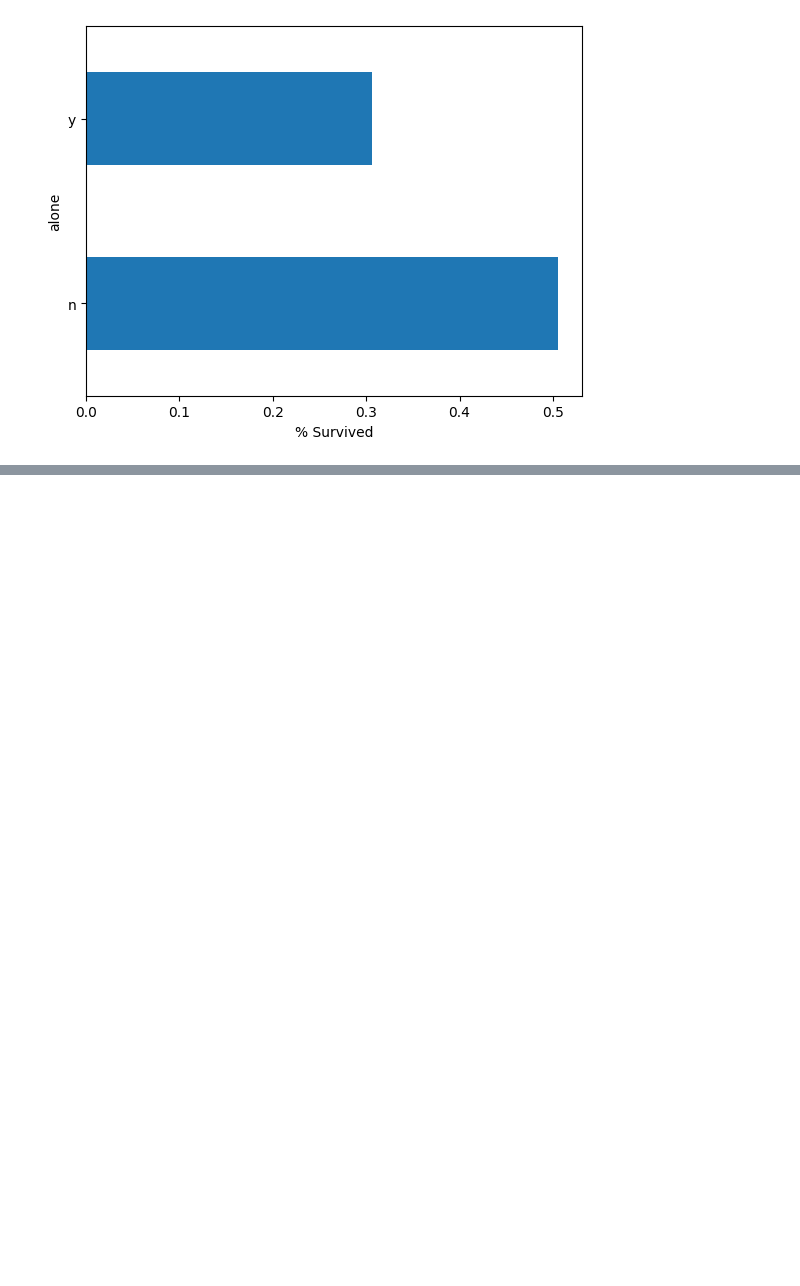
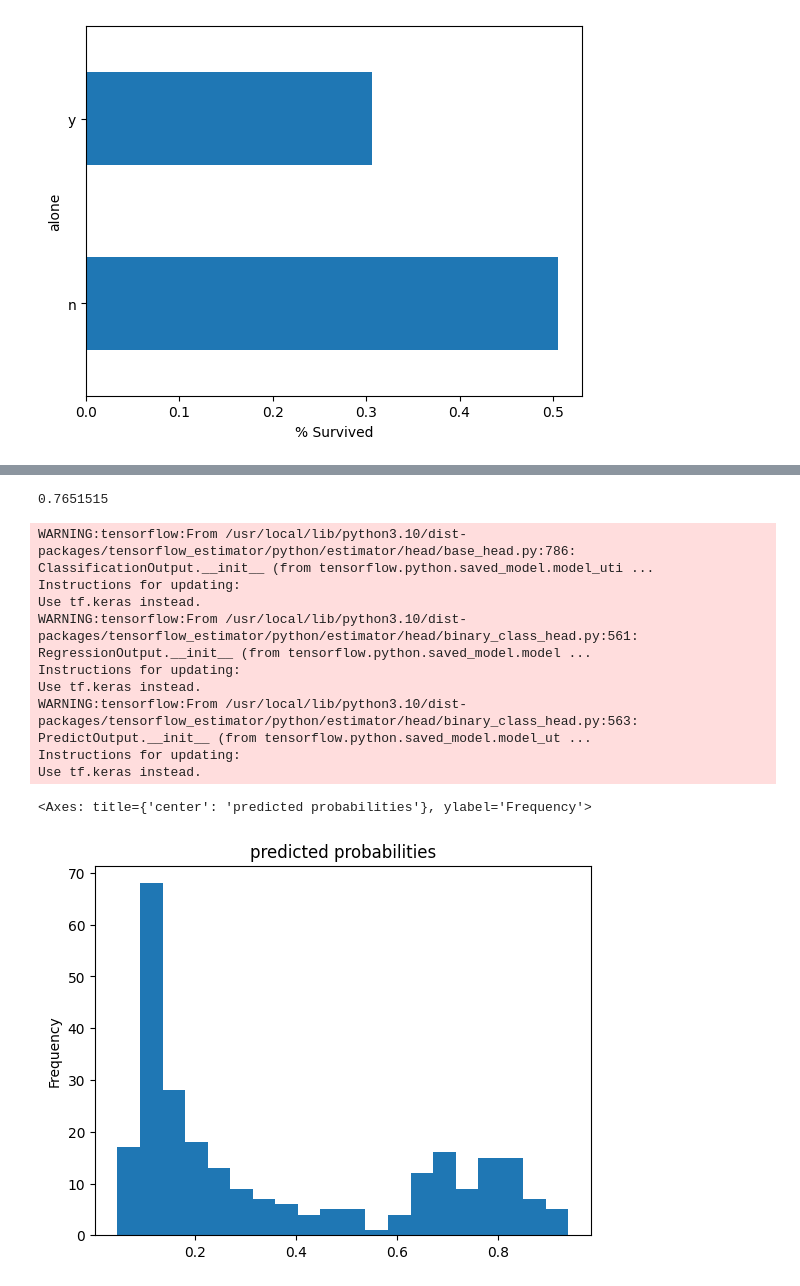
Before and after one commit to SohaibAShah/FCC_ML_Python, a Jupyter notebook: TitanicPreidiction.ipynb, the cells around one changed output, grey strips where cells are left out. Saved outputs shown, nothing was run; the diff lists cells and outputs as text; code cells hidden in the pictures; blank space fills up the shorter version.

```diff
--- a/TitanicPreidiction.ipynb
+++ b/TitanicPreidiction.ipynb
@@ -80,3 +80,17 @@ pd.concat([dftrain, y_train], axis=1).groupby('alone').survived.mean().plot(kind
 # %% [output]
 Text(0.5, 0, '% Survived')
 [figure]
+# %%
+CATEGORICAL_COLUMNS = ['sex', 'n_siblings_spouses', 'parch', 'class', 'deck',
+                       'embark_town', 'alone']
+NUMERIC_COLUMNS = ['age', 'fare']
+
+feature_columns = []
+for feature_name in CATEGORICAL_COLUMNS:
+  vocabulary = dftrain[feature_name].unique()  # gets a list of all unique values from given feature column
+  feature_columns.append(tf.feature_column.categorical_column_with_vocabulary_list(feature_name, vocabulary))
+
+for feature_name in NUMERIC_COLUMNS:
+  feature_columns.append(tf.feature_column.numeric_column(feature_name, dtype=tf.float32))
+
+print(feature_columns)
@@ -82,0 +105,15 @@ Text(0.5, 0, '% Survived')
+# %%
+def make_input_fn(data_df, label_df, num_epochs=10, shuffle=True, batch_size=32):
+  def input_function():  # inner function, this will be returned
+    ds = tf.data.Dataset.from_tensor_slices((dict(data_df), label_df))  # create tf.data.Dataset object with data and its label
+    if shuffle:
+      ds = ds.shuffle(1000)  # randomize order of data
+    ds = ds.batch(batch_size).repeat(num_epochs)  # split dataset into batches of 32 and repeat process for number of epochs
+    return ds  # return a batch of the dataset
+  return input_function  # return a function object for use
+
+train_input_fn = make_input_fn(dftrain, y_train)  # here we will call the input_function that was returned to us to get a dataset object we can feed to the model
+eval_input_fn = make_input_fn(dfeval, y_eval, num_epochs=1, shuffle=False)
+# %%
+linear_est = tf.estimator.LinearClassifier(feature_columns=feature_columns)
+# We create a linear estimtor by passing the feature columns we created earlier
@@ -82,0 +134,25 @@ Text(0.5, 0, '% Survived')
+# %%
+linear_est.train(train_input_fn)  # train
+result = linear_est.evaluate(eval_input_fn)  # get model metrics/stats by testing on tetsing data
+
+clear_output()  # clears consoke output
+print(result['accuracy'])  # the result variable is simply a dict of stats about our model
+# %% [output]
+0.7651515
+# %%
+pred_dicts = list(linear_est.predict(eval_input_fn))
+probs = pd.Series([pred['probabilities'][1] for pred in pred_dicts])
+
+probs.plot(kind='hist', bins=20, title='predicted probabilities')
+# %% [output]
+WARNING:tensorflow:From /usr/local/lib/python3.10/dist-packages/tensorflow_estimator/python/estimator/head/base_head.py:786: ClassificationOutput.__init__ (from tensorflow.python.saved_model.model_uti ...
+Instructions for updating:
+Use tf.keras instead.
+WARNING:tensorflow:From /usr/local/lib/python3.10/dist-packages/tensorflow_estimator/python/estimator/head/binary_class_head.py:561: RegressionOutput.__init__ (from tensorflow.python.saved_model.model ...
+Instructions for updating:
+Use tf.keras instead.
+WARNING:tensorflow:From /usr/local/lib/python3.10/dist-packages/tensorflow_estimator/python/estimator/head/binary_class_head.py:563: PredictOutput.__init__ (from tensorflow.python.saved_model.model_ut ...
+Instructions for updating:
+Use tf.keras instead.
+<Axes: title={'center': 'predicted probabilities'}, ylabel='Frequency'>
+[figure, added]
```
Also changed, not shown: parts of 2 cells of this notebook.
